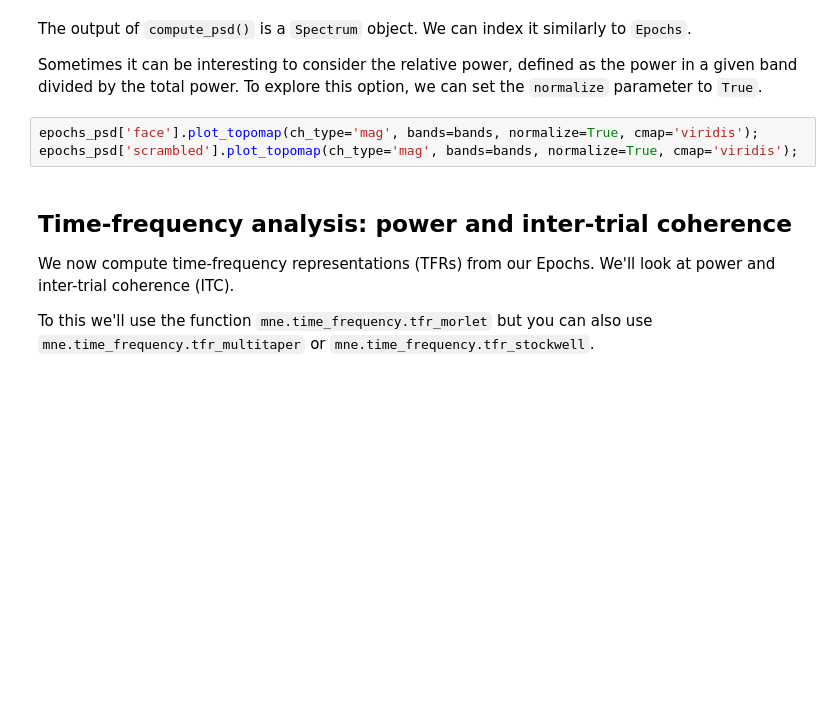
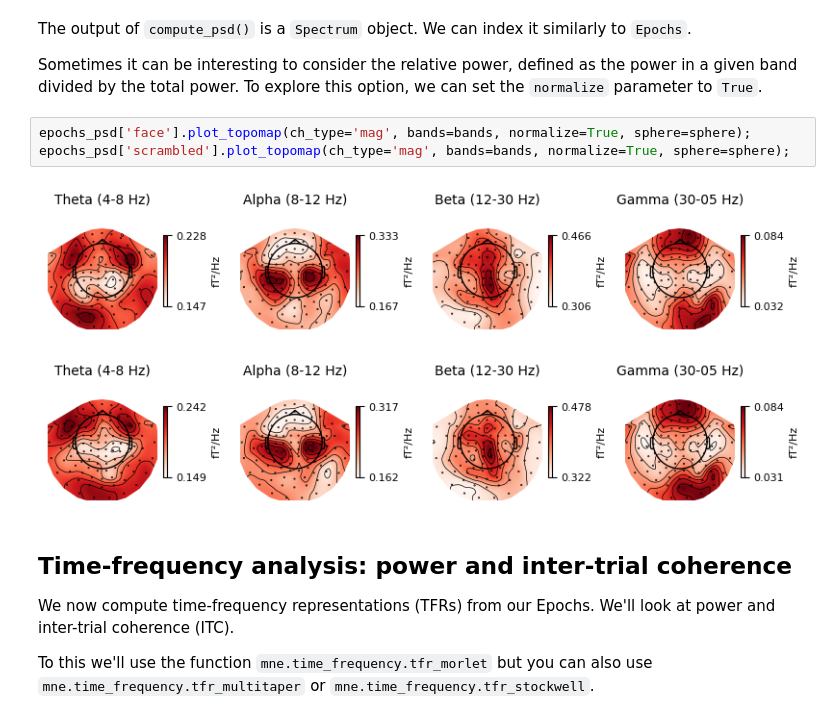
Before and after one commit to wmvanvliet/mne_practical_meeg_2025, a Jupyter notebook: 3-Time_frequency_analysis.ipynb, the cells around one changed output. Drawn from its saved outputs; the diff is of its cells as text; blank space fills up the shorter version.

```diff
--- a/3-Time_frequency_analysis.ipynb
+++ b/3-Time_frequency_analysis.ipynb
@@ -69,8 +111,11 @@ The output of `compute_psd()` is a `Spectrum` object. We can index it similarly
 
 Sometimes it can be interesting to consider the relative power, defined as the power in a given band divided by the total power. To explore this option, we can set the `normalize` parameter to `True`.
 # %%
-epochs_psd['face'].plot_topomap(ch_type='mag', bands=bands, normalize=True, cmap='viridis');
-epochs_psd['scrambled'].plot_topomap(ch_type='mag', bands=bands, normalize=True, cmap='viridis');
+epochs_psd['face'].plot_topomap(ch_type='mag', bands=bands, normalize=True, sphere=sphere);
+epochs_psd['scrambled'].plot_topomap(ch_type='mag', bands=bands, normalize=True, sphere=sphere);
+# %% [output]
+[figure, added]
+[figure, added]
 # %% [markdown]
 ## Time-frequency analysis: power and inter-trial coherence
 
```
Also changed, not shown: parts of 22 cells of this notebook.
